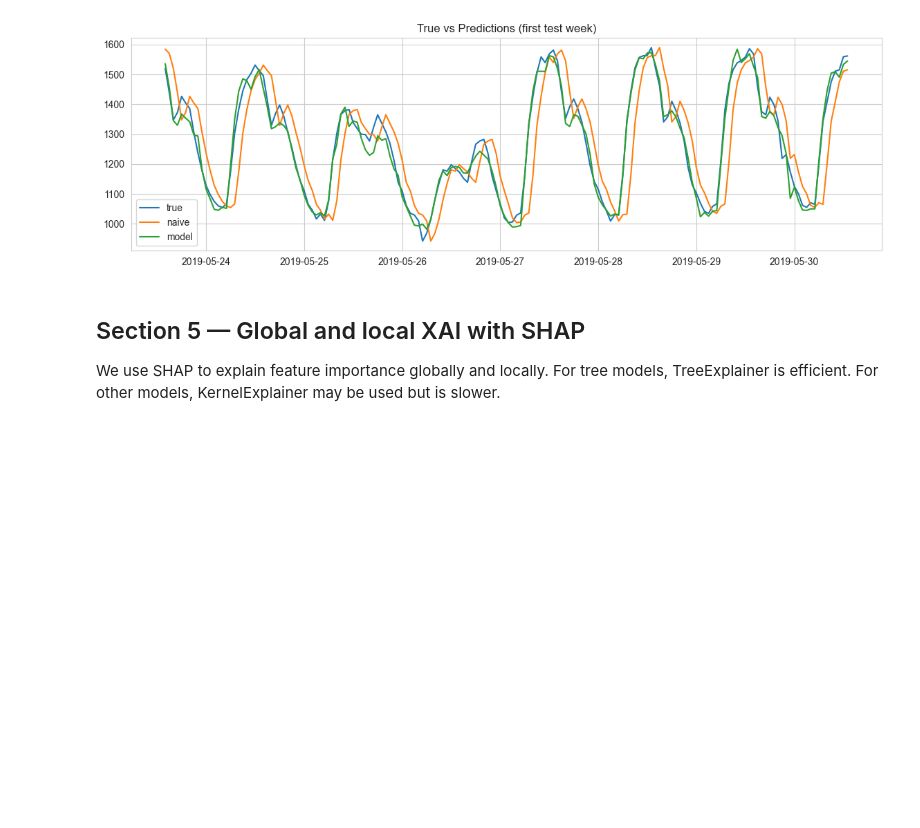
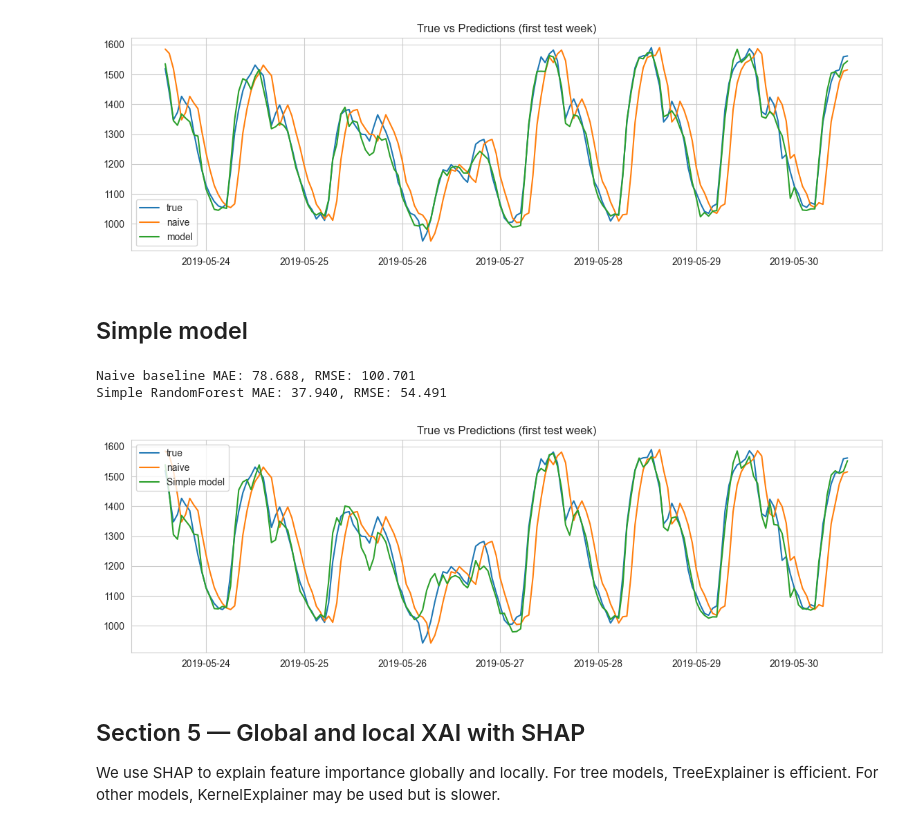
Before and after one commit to ICAI-IMAT-XAI/p3-timeseries-adrianlopezlanchares, a Jupyter notebook: notebook/panama_load.ipynb, the cells around one changed output. Cells and saved outputs as stored; diff of their text form; code cells hidden in the pictures; blank space fills up the shorter version.

Commit message:
add simpler model to compare

```diff
--- a/notebook/panama_load.ipynb
+++ b/notebook/panama_load.ipynb
@@ -178,3 +178,13 @@ print('TEST range:', X_test.index.min(), 'to', X_test.index.max(), 'size', len(X
 TRAIN range: 2015-01-03 01:00:00 to 2018-04-18 04:00:00 size 28828
 CAL range: 2018-04-18 05:00:00 to 2019-05-23 13:00:00 size 9609
 TEST range: 2019-05-23 14:00:00 to 2020-06-26 23:00:00 size 9610
+# %%
+X_train_simple = X_train[['lag_1', 'lag_168', 'hour']]
+X_cal_simple = X_cal[['lag_1', 'lag_168', 'hour']]
+X_test_simple = X_test[['lag_1', 'lag_168', 'hour']]
+
+y_train_simple = y_train
+y_cal_simple = y_cal
+y_test_simple = y_test
+
+X_train_simple.head()
@@ -219,6 +237,45 @@ except Exception as e:
 Naive baseline MAE: 78.688, RMSE: 100.701
 RandomForest MAE: 35.931, RMSE: 54.454
 [figure]
+# %% [markdown]
+## Simple model
+# %%
+# Naive baseline: predict using lag_1 (t-1). Align carefully.
+y_test_simple_index = y_test_simple.index
+# Baseline predictions: because target is t, naive is previous observed load at t-1 which is lag_1 feature
+yhat_naive = X_test_simple['lag_1']
+# Fit a RandomForest as example ML model (students can replace with XGBoost/LGBM)
+simple_model = RandomForestRegressor(n_estimators=100, random_state=RANDOM_SEED, n_jobs=-1)
+# TODO: fit the model on (X_train, y_train)
+simple_model.fit(X_train_simple, y_train_simple)
+# Predict on test
+yhat_simple = pd.Series(simple_model.predict(X_test_simple), index=X_test_simple.index)
+# Evaluation
+def evaluate(y_true, y_pred, label='model'):
+    mae = mean_absolute_error(y_true, y_pred)
+    rmse = mean_squared_error(y_true, y_pred)**0.5
+    print(f'{label} MAE: {mae:.3f}, RMSE: {rmse:.3f}')
+
+evaluate(y_test_simple, yhat_naive, label='Naive baseline')
+evaluate(y_test_simple, yhat_simple, label='Simple RandomForest')
+# Plot a selected TEST week: choose first week of test set
+try:
+    plot_start = X_test_simple.index[0]
+    plot_end = plot_start + pd.Timedelta(days=7)
+    idx = (y_test_simple.index >= plot_start) & (y_test_simple.index < plot_end)
+    plt.figure(figsize=(14, 4))
+    plt.plot(y_test_simple.loc[idx].index, y_test_simple.loc[idx].values, label='true')
+    plt.plot(yhat_naive.loc[idx].index, yhat_naive.loc[idx].values, label='naive')
+    plt.plot(yhat_simple.loc[idx].index, yhat_simple.loc[idx].values, label='Simple model')
+    plt.legend()
+    plt.title('True vs Predictions (first test week)')
+    plt.show()
+except Exception as e:
+    print('Could not plot test week:', e)
+# %% [output]
+Naive baseline MAE: 78.688, RMSE: 100.701
+Simple RandomForest MAE: 37.940, RMSE: 54.491
+[figure, added]
 # %% [markdown]
 ## Section 5 — Global and local XAI with SHAP
 
```
Also changed, not shown: parts of 6 cells of this notebook.
